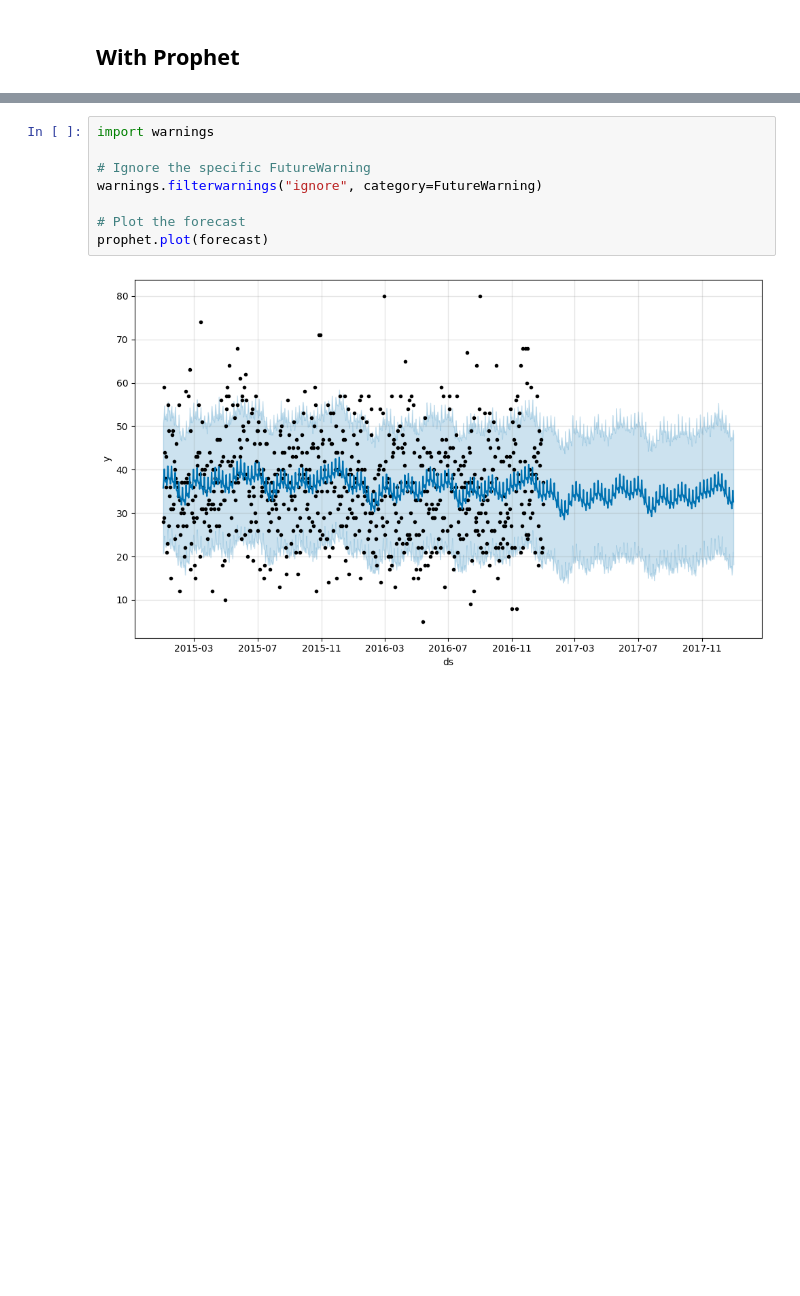
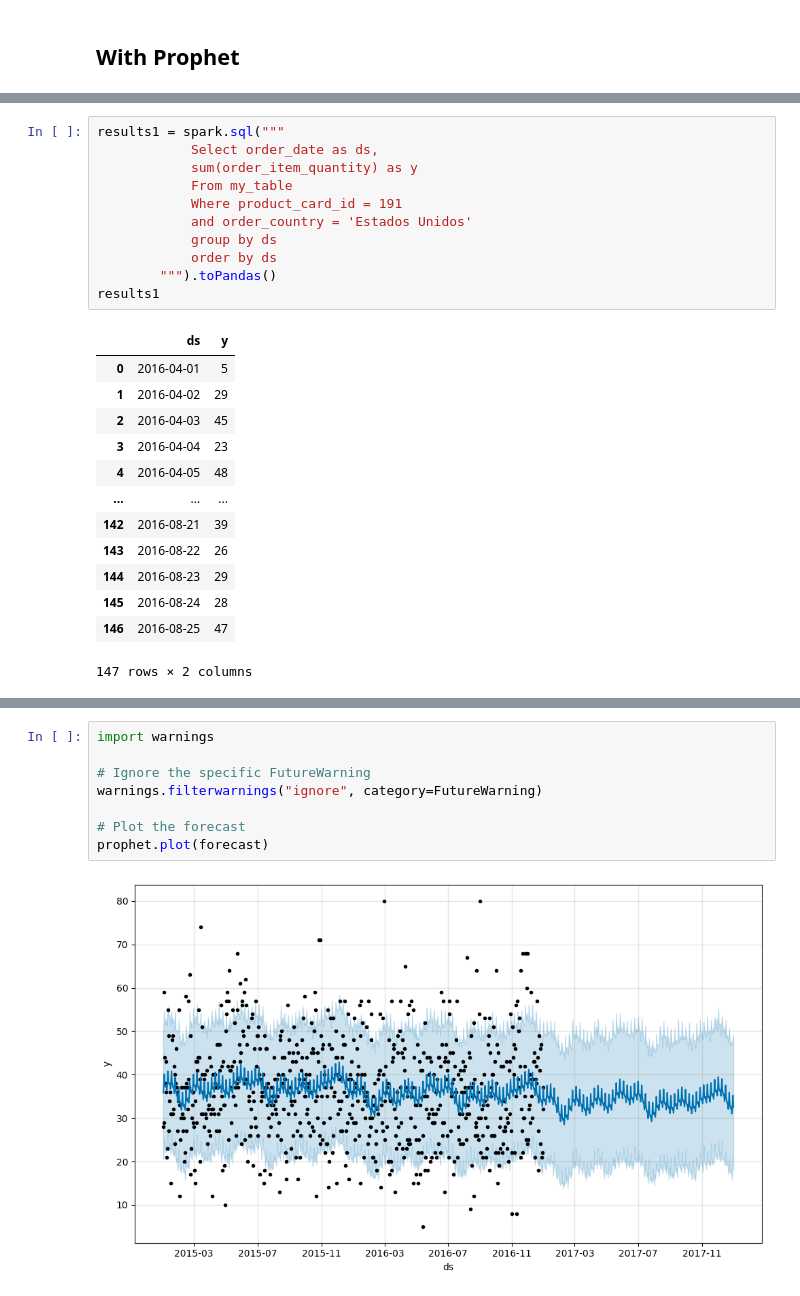
Before and after one commit to SunithAreng/DSS_Project_DataCo, a Jupyter notebook: Comparison between Models.ipynb, the cells around one changed output, grey strips where cells are left out. Saved outputs shown, nothing was run; the diff lists cells and outputs as text; blank space fills up the shorter version.

```diff
--- a/Comparison between Models.ipynb
+++ b/Comparison between Models.ipynb
@@ -204,0 +257,25 @@ plt.show()
+# %%
+results1 = spark.sql("""
+            Select order_date as ds,
+            sum(order_item_quantity) as y
+            From my_table
+            Where product_card_id = 191
+            and order_country = 'Estados Unidos'
+            group by ds
+            order by ds
+        """).toPandas()
+results1
+# %% [output]
+|  | ds | y |
+| 0 | 2016-04-01 | 5 |
+| 1 | 2016-04-02 | 29 |
+| 2 | 2016-04-03 | 45 |
+| 3 | 2016-04-04 | 23 |
+| 4 | 2016-04-05 | 48 |
+| ... | ... | ... |
+| 142 | 2016-08-21 | 39 |
+| 143 | 2016-08-22 | 26 |
+| 144 | 2016-08-23 | 29 |
+| 145 | 2016-08-24 | 28 |
+| 146 | 2016-08-25 | 47 |
+147 rows × 2 columns
```
Also changed, not shown: parts of 11 cells of this notebook, 3 other files.
